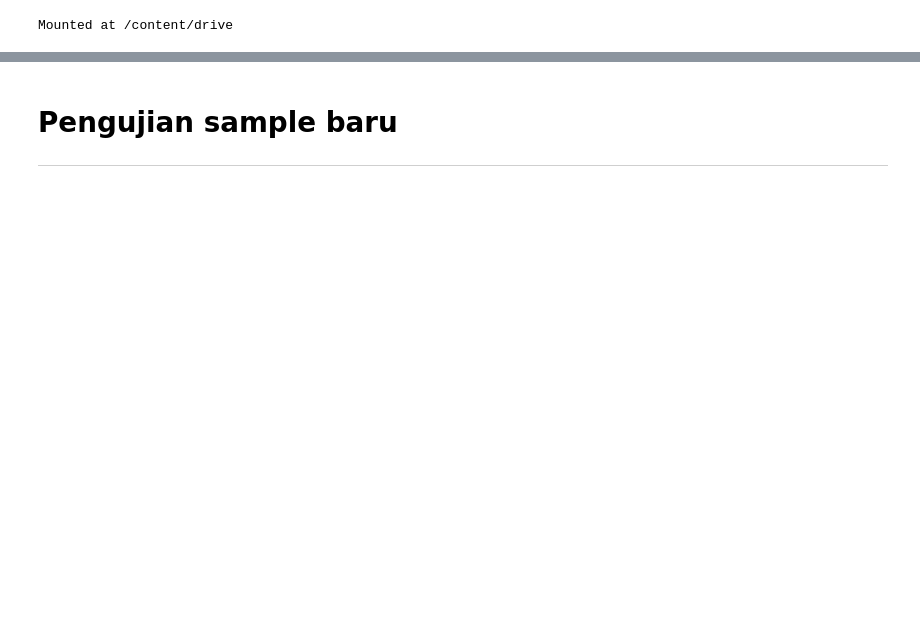
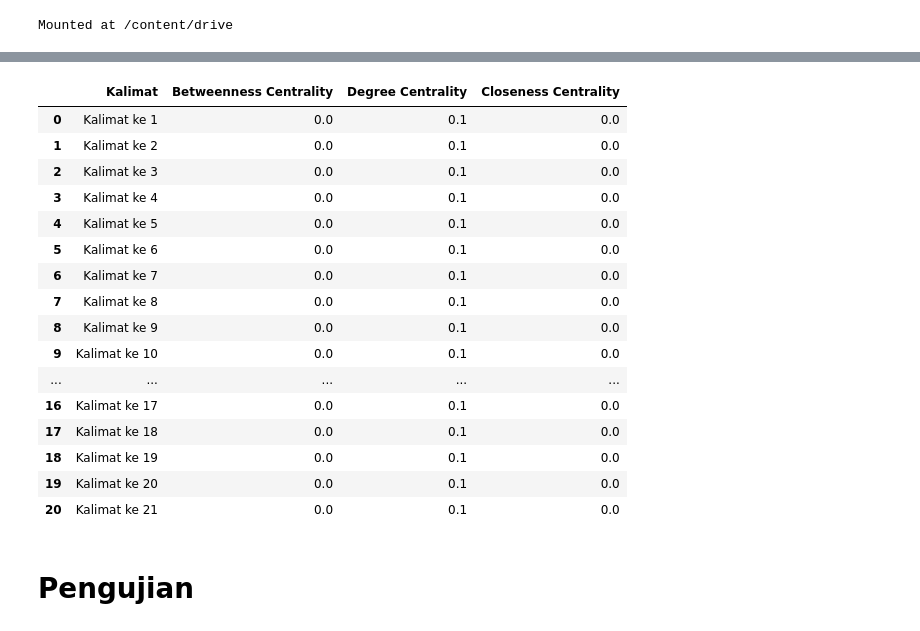
Before and after one commit to agusALhasib/PPW-A, a Jupyter notebook: _sources/Tugas-PPW-A/Tugas4.ipynb, the cells around one changed output, grey strips where cells are left out. Saved outputs shown, nothing was run; the diff lists cells and outputs as text; code cells hidden in the pictures; blank space fills up the shorter version.

```diff
--- a/_sources/Tugas-PPW-A/Tugas4.ipynb
+++ b/_sources/Tugas-PPW-A/Tugas4.ipynb
@@ -299,0 +274,16 @@ padang    0.0     0.0
+# %%
+# Buat graf dari matriks adjacency
+G = nx.from_numpy_array(adjacency_matrix)
+
+# Atur label node agar sesuai dengan 'kalimat ke n'
+mapping = {i: f"Kalimat ke {i+1}" for i in range(len(result_df))}
+G = nx.relabel_nodes(G, mapping)
+
+# Menggambar graf
+plt.figure(figsize=(10, 10))
+pos = nx.spring_layout(G)  # Atur layout graf
+nx.draw(G, pos, with_labels=True, node_color='skyblue', node_size=2000, font_size=10, font_color='black', edge_color='gray', linewidths=1, font_weight='bold')
+
+# Tampilkan graf
+plt.title("Graph Based on Adjacency Matrix (Cosine Similarity >= 0.5)")
+plt.show()
@@ -300,4 +292,40 @@ padang    0.0     0.0
+# %%
+# Menghitung betweenness centrality
+betweenness_centrality = nx.betweenness_centrality(G)
+
+# Menghitung degree centrality
+degree_centrality = nx.degree_centrality(G)
+
+# Menghitung closeness centrality
+closeness_centrality = nx.closeness_centrality(G)
+
+# Buat dataframe untuk menampilkan hasil centrality
+centrality_df = pd.DataFrame({
+    'Kalimat': list(betweenness_centrality.keys()),
+    'Betweenness Centrality': list(betweenness_centrality.values()),
+    'Degree Centrality': list(degree_centrality.values()),
+    'Closeness Centrality': list(closeness_centrality.values())
+})
+
+# Tampilkan dataframe centrality
+centrality_df
+# %% [output]
+|  | Kalimat | Betweenness Centrality | Degree Centrality | Closeness Centrality |
+| 0 | Kalimat ke 1 | 0.0 | 0.1 | 0.0 |
+| 1 | Kalimat ke 2 | 0.0 | 0.1 | 0.0 |
+| 2 | Kalimat ke 3 | 0.0 | 0.1 | 0.0 |
+| 3 | Kalimat ke 4 | 0.0 | 0.1 | 0.0 |
+| 4 | Kalimat ke 5 | 0.0 | 0.1 | 0.0 |
+| 5 | Kalimat ke 6 | 0.0 | 0.1 | 0.0 |
+| 6 | Kalimat ke 7 | 0.0 | 0.1 | 0.0 |
+| 7 | Kalimat ke 8 | 0.0 | 0.1 | 0.0 |
+| 8 | Kalimat ke 9 | 0.0 | 0.1 | 0.0 |
+| 9 | Kalimat ke 10 | 0.0 | 0.1 | 0.0 |
+| ... | ... | ... | ... | ... |
+| 16 | Kalimat ke 17 | 0.0 | 0.1 | 0.0 |
+| 17 | Kalimat ke 18 | 0.0 | 0.1 | 0.0 |
+| 18 | Kalimat ke 19 | 0.0 | 0.1 | 0.0 |
+| 19 | Kalimat ke 20 | 0.0 | 0.1 | 0.0 |
+| 20 | Kalimat ke 21 | 0.0 | 0.1 | 0.0 |
 # %% [markdown]
-# **Pengujian sample baru**
-
----
+# Pengujian
```
Also changed, not shown: parts of 27 cells of this notebook, 41 other files.
